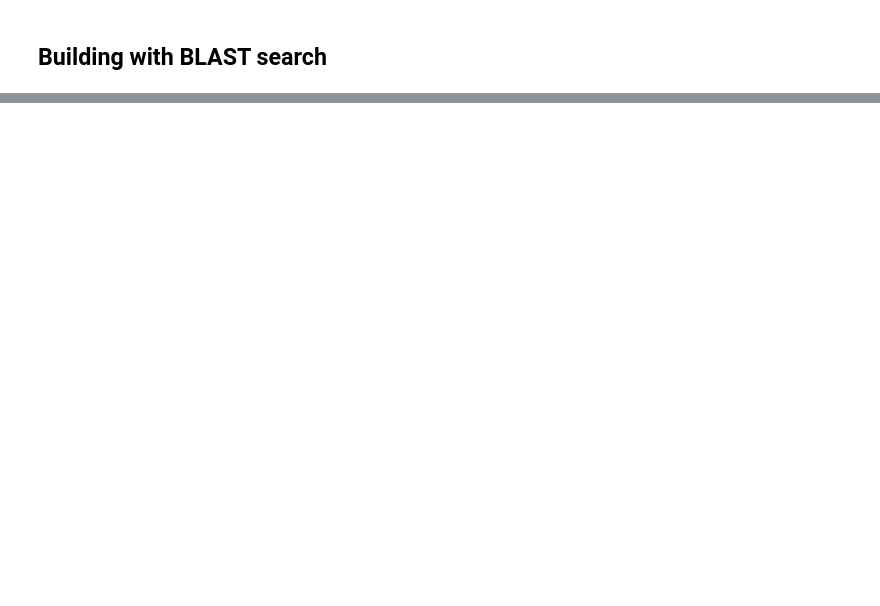
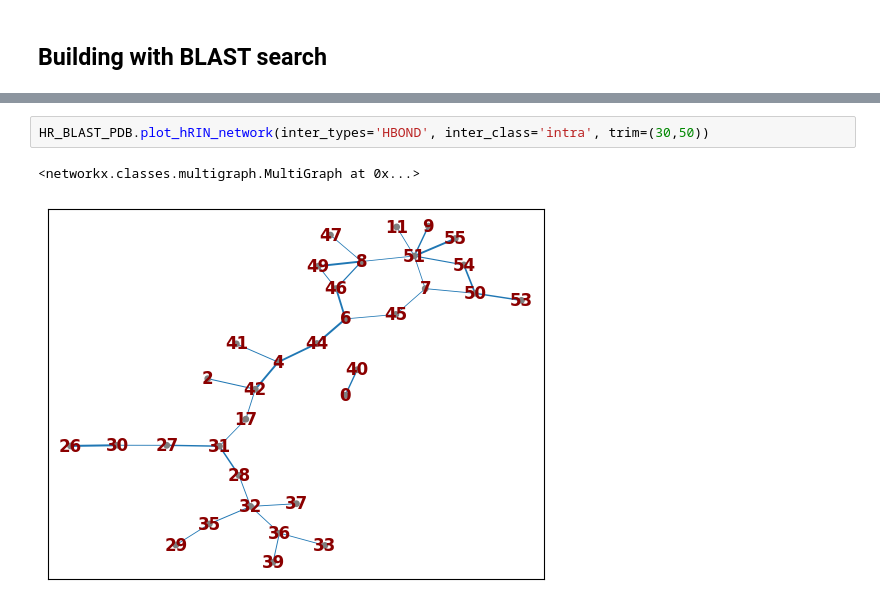
Before and after one commit to TannerAGraves/Homology-Ring, a Jupyter notebook: ExampleUsage.ipynb, the cells around one changed output, grey strips where cells are left out. Cells and saved outputs as stored; diff of their text form; blank space fills up the shorter version.

```diff
--- a/ExampleUsage.ipynb
+++ b/ExampleUsage.ipynb
@@ -45,0 +137,5 @@ hRIN_BLAST =
+# %%
+HR_BLAST_PDB.plot_hRIN_network(inter_types='HBOND', inter_class='intra', trim=(30,50))
+# %% [output]
+<networkx.classes.multigraph.MultiGraph at 0x...>
+[figure, added]
```
Also changed, not shown: parts of 27 cells of this notebook, 11 other files.
